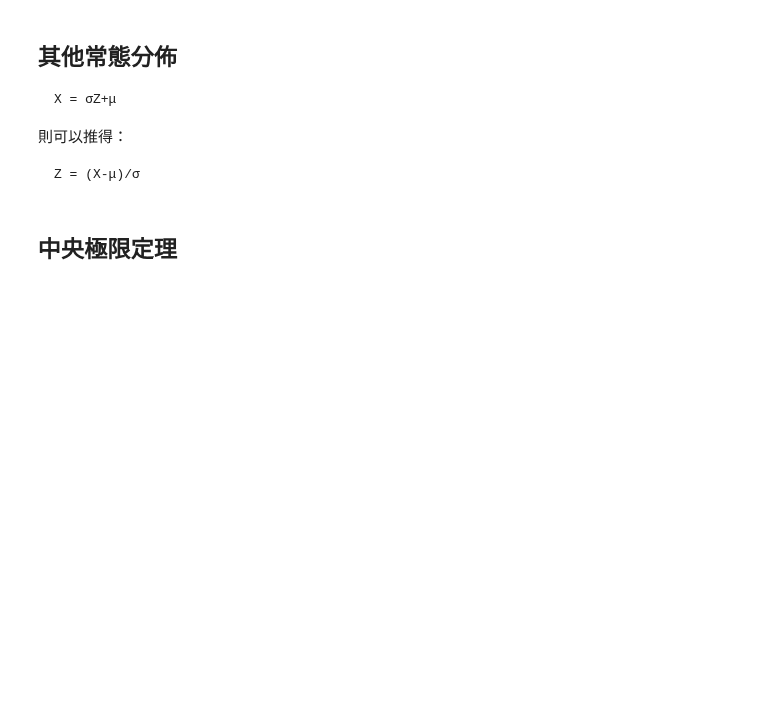
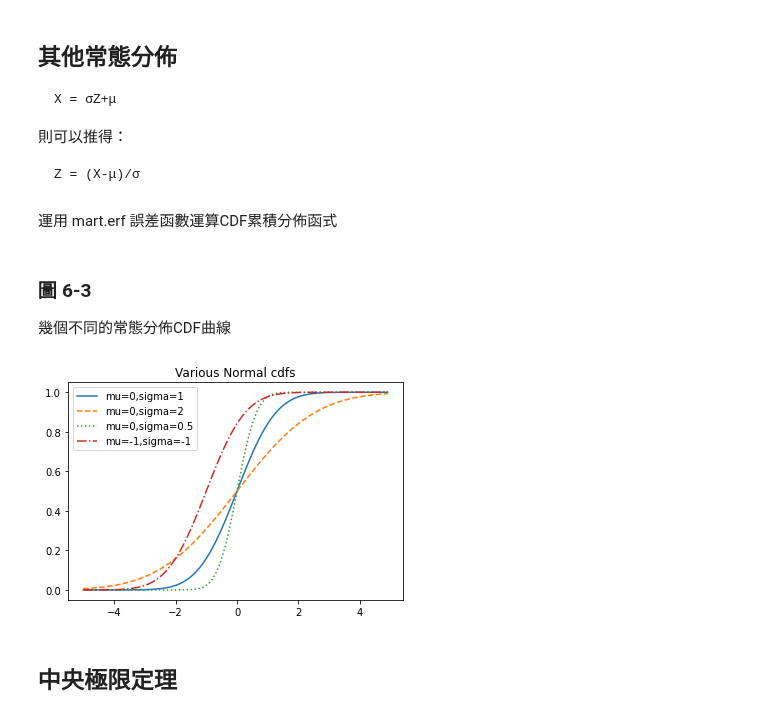
Before and after one commit to hank199599/data_science_from_scratch_reading_log, a Jupyter notebook: Chapter6.ipynb, the cells around one changed output. Saved outputs shown, nothing was run; the diff lists cells and outputs as text; code cells hidden in the pictures; blank space fills up the shorter version.

````diff
--- a/Chapter6.ipynb
+++ b/Chapter6.ipynb
@@ -272,5 +272,25 @@ X = σZ+μ
 ```
 Z = (X-μ)/σ
 ```
+# %% [markdown]
+運用 mart.erf 誤差函數運算CDF累積分佈函式
+# %%
+def normal_cdf(x:float,mu:float=0,sigma:float=1)->float:
+  return (1+math.erf((x-mu)/math.sqrt(2)/sigma))/2
+# %% [markdown]
+### 圖 6-3
+幾個不同的常態分佈CDF曲線
+# %%
+import matplotlib.pyplot as plt
+xs=[x/10.0 for x in range(-50,50)]
+plt.plot(xs,[normal_cdf(x,sigma=1) for x in xs],'-',label='mu=0,sigma=1')
+plt.plot(xs,[normal_cdf(x,sigma=2) for x in xs],'--',label='mu=0,sigma=2')
+plt.plot(xs,[normal_cdf(x,sigma=0.5) for x in xs],':',label='mu=0,sigma=0.5')
+plt.plot(xs,[normal_cdf(x,mu=-1) for x in xs],'-.',label='mu=-1,sigma=-1')
+plt.legend() # The call signatures correspond to three different ways how to use this method.
+plt.title("Various Normal cdfs")
+plt.show()
+# %% [output]
+[figure, added]
 # %% [markdown]
 ## 中央極限定理
````
